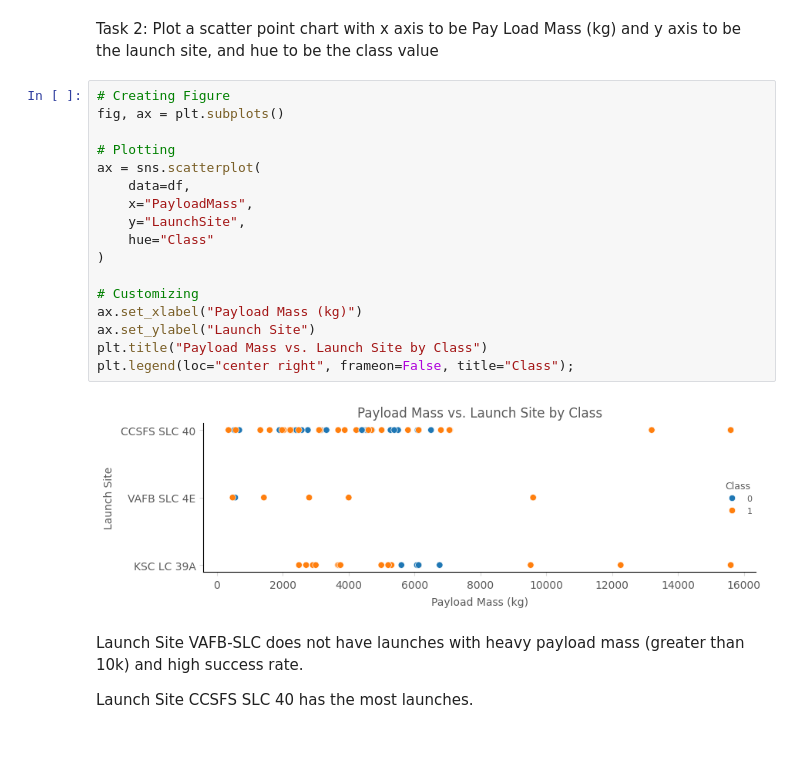
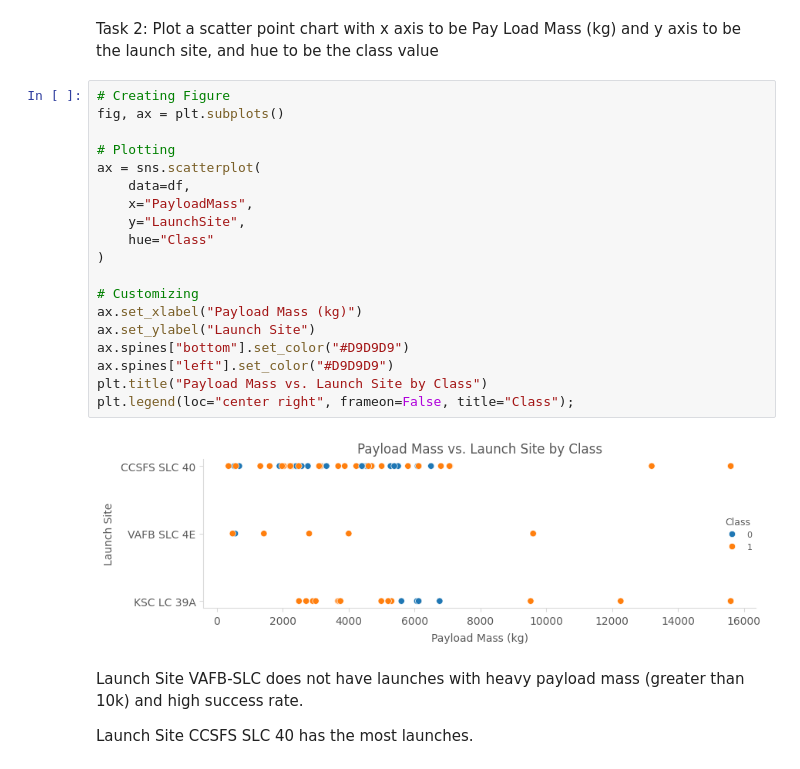
Before and after one commit to ewerthonk/ml-spacey, a Jupyter notebook: notebooks/5.0-eda_with_python.ipynb, the cells around one changed output. Saved outputs shown, nothing was run; the diff lists cells and outputs as text.

```diff
--- a/notebooks/5.0-eda_with_python.ipynb
+++ b/notebooks/5.0-eda_with_python.ipynb
@@ -72,22 +76,24 @@ Task 2: Plot a scatter point chart with x axis to be Pay Load Mass (kg) and y ax
 # %%
 # Creating Figure
 fig, ax = plt.subplots()
 
 # Plotting
 ax = sns.scatterplot(
     data=df,
     x="PayloadMass",
     y="LaunchSite",
     hue="Class"
 )
 
 # Customizing
 ax.set_xlabel("Payload Mass (kg)")
 ax.set_ylabel("Launch Site")
+ax.spines["bottom"].set_color("#D9D9D9")
+ax.spines["left"].set_color("#D9D9D9")
 plt.title("Payload Mass vs. Launch Site by Class")
 plt.legend(loc="center right", frameon=False, title="Class");
 # %% [output]
-[figure, old version]
+[figure, new version]
 # %% [markdown]
 Launch Site VAFB-SLC does not have launches with heavy payload mass (greater than 10k) and high success rate.
 
```
Also changed, not shown: parts of 5 cells of this notebook.
